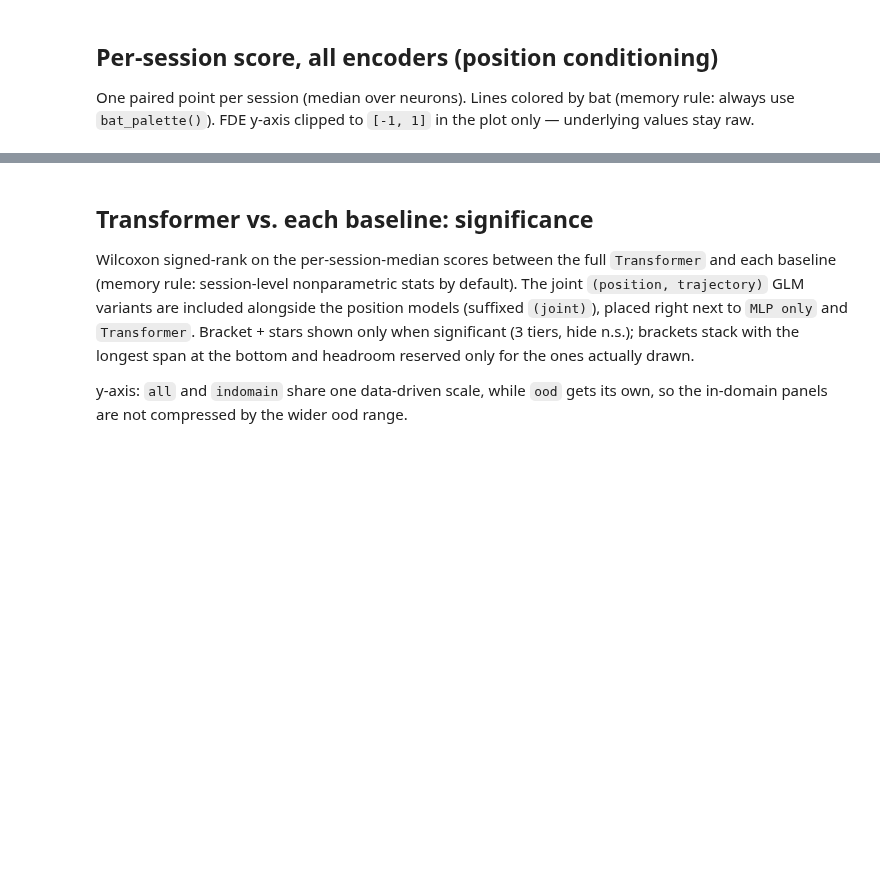
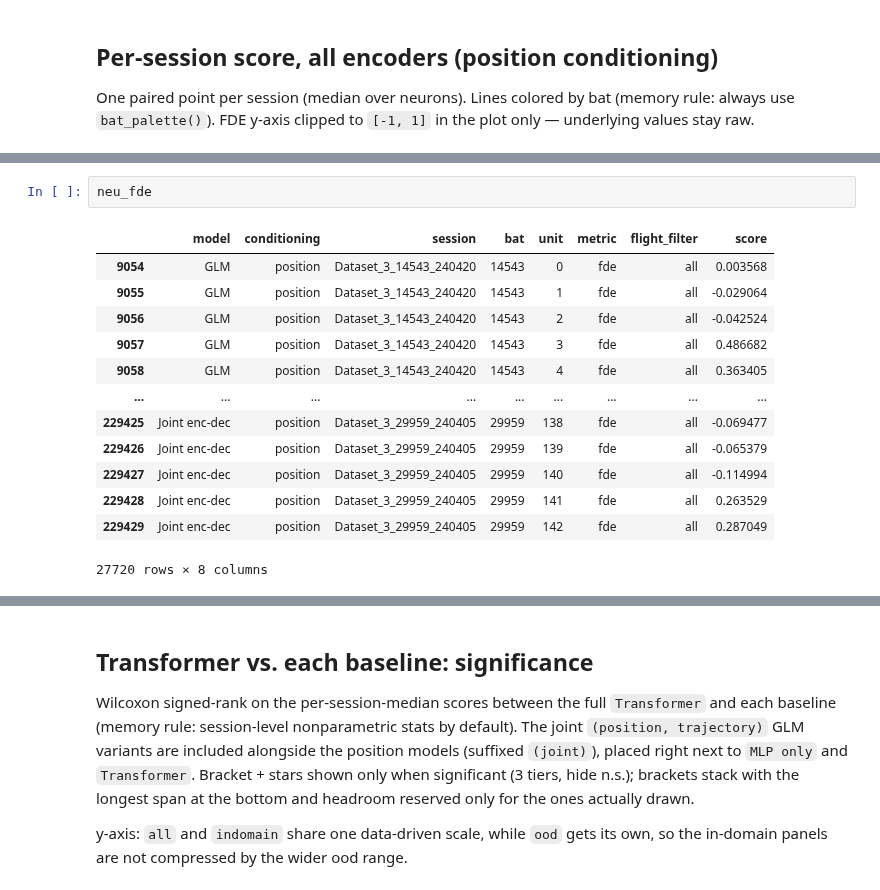
Before and after one commit to yongrong-qiu/digitalbat, a Jupyter notebook: notebooks/model_comparison.ipynb, the cells around one changed output, grey strips where cells are left out. Saved outputs shown, nothing was run; the diff lists cells and outputs as text; blank space fills up the shorter version.

```diff
--- a/notebooks/model_comparison.ipynb
+++ b/notebooks/model_comparison.ipynb
@@ -1173,0 +1155,16 @@ Name: score, dtype: float64
+# %%
+neu_fde
+# %% [output]
+|  | model | conditioning | session | bat | unit | metric | flight_filter | score |
+| 9054 | GLM | position | Dataset_3_14543_240420 | 14543 | 0 | fde | all | 0.003568 |
+| 9055 | GLM | position | Dataset_3_14543_240420 | 14543 | 1 | fde | all | -0.029064 |
+| 9056 | GLM | position | Dataset_3_14543_240420 | 14543 | 2 | fde | all | -0.042524 |
+| 9057 | GLM | position | Dataset_3_14543_240420 | 14543 | 3 | fde | all | 0.486682 |
+| 9058 | GLM | position | Dataset_3_14543_240420 | 14543 | 4 | fde | all | 0.363405 |
+| ... | ... | ... | ... | ... | ... | ... | ... | ... |
+| 229425 | Joint enc-dec | position | Dataset_3_29959_240405 | 29959 | 138 | fde | all | -0.069477 |
+| 229426 | Joint enc-dec | position | Dataset_3_29959_240405 | 29959 | 139 | fde | all | -0.065379 |
+| 229427 | Joint enc-dec | position | Dataset_3_29959_240405 | 29959 | 140 | fde | all | -0.114994 |
+| 229428 | Joint enc-dec | position | Dataset_3_29959_240405 | 29959 | 141 | fde | all | 0.263529 |
+| 229429 | Joint enc-dec | position | Dataset_3_29959_240405 | 29959 | 142 | fde | all | 0.287049 |
+27720 rows × 8 columns
```
Also changed, not shown: parts of 17 cells of this notebook.
